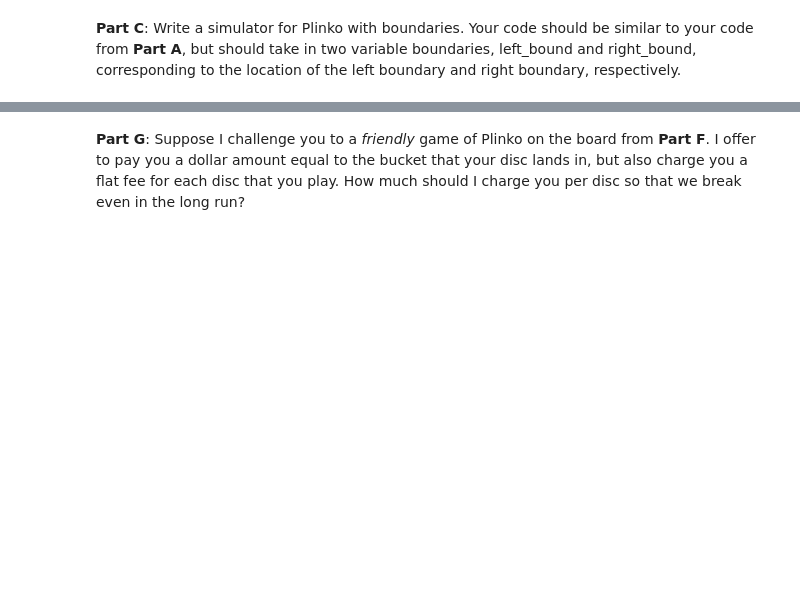
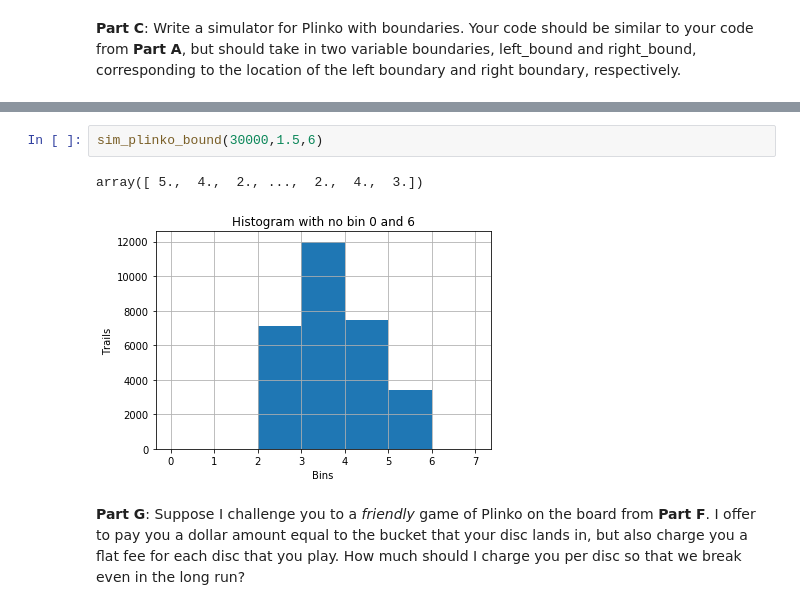
Before and after one commit to manfromchangsha/csci3022-Chen, a Jupyter notebook: homework/homework4/hmwk04_Lastname_Firstname.ipynb, the cells around one changed output, grey strips where cells are left out. Saved outputs shown, nothing was run; the diff lists cells and outputs as text; blank space fills up the shorter version.

```diff
--- a/homework/homework4/hmwk04_Lastname_Firstname.ipynb
+++ b/homework/homework4/hmwk04_Lastname_Firstname.ipynb
@@ -189,6 +277,11 @@ Let $X$ be the random variable corresponding to the Bucket that the disc lands i
 ![alt text](http://danlarremore.com/misc/plinko5.png)
 
 Let $X$ be the random variable corresponding to the Bucket that the disc lands in. Use your observations from **Parts A-D** to write down the **true** PMF of $X$.
+# %%
+sim_plinko_bound(30000,1.5,6)
+# %% [output]
+array([ 5.,  4.,  2., ...,  2.,  4.,  3.])
+[figure, added]
 # %% [markdown]
 **Part G**: Suppose I challenge you to a _friendly_ game of Plinko on the board from **Part F**. I offer to pay you a dollar amount equal to the bucket that your disc lands in, but also charge you a flat fee for each disc that you play.  How much should I charge you per disc so that we break even in the long run?
 # %% [markdown]
```
Also changed, not shown: parts of 20 cells of this notebook.
